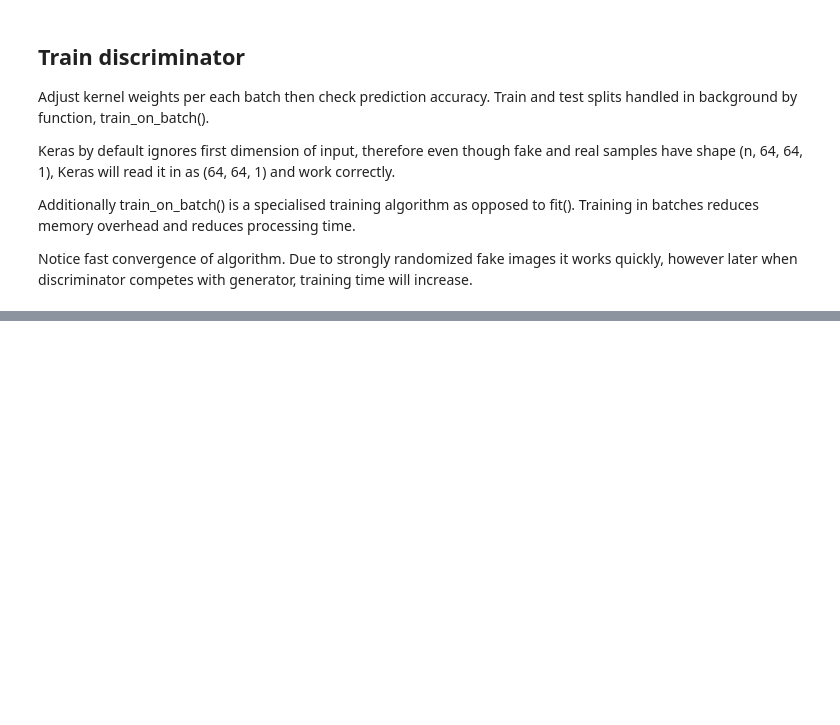
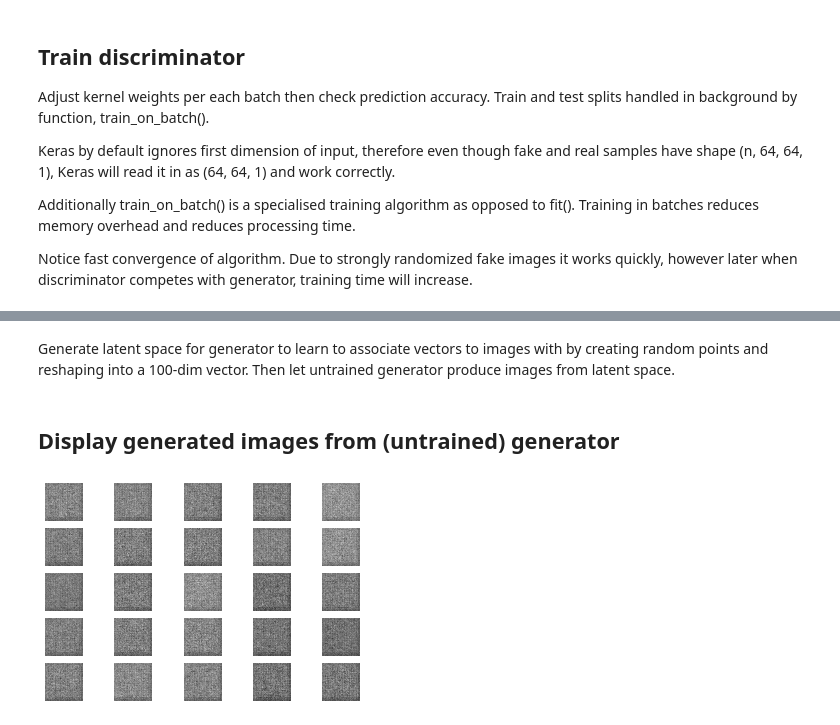
Before and after one commit to Ashwins9001/PokeGAN, a Jupyter notebook: PokeGAN.ipynb, the cells around one changed output, grey strips where cells are left out. Saved outputs shown, nothing was run; the diff lists cells and outputs as text; code cells hidden in the pictures; blank space fills up the shorter version.

Commit message:
Added generator arch (untrained)

```diff
--- a/PokeGAN.ipynb
+++ b/PokeGAN.ipynb
@@ -153,0 +161,21 @@ train_discriminator(model, trainX)
+# %%
+from keras.layers import Reshape
+from keras.layers import Conv2DTranspose
+
+def define_generator(latent_dim):
+    model = Sequential()
+    n_nodes = 128 * 16 * 16
+
+    model.add(Dense(n_nodes, input_dim=latent_dim))
+    model.add(LeakyReLU(alpha=0.2))
+    model.add(Reshape((16, 16, 128)))
+    model.add(Conv2DTranspose(128, (4, 4), strides=(2, 2), padding='same'))
+    model.add(LeakyReLU(alpha=0.2))
+    model.add(Conv2DTranspose(128, (4, 4), strides=(2, 2), padding='same'))
+    model.add(LeakyReLU(alpha=0.2))
+    model.add(Conv2D(1, (16, 16), activation='sigmoid', padding='same'))
+    return model
+
+latent_dim = 100
+model = define_generator(latent_dim)
+model.summary()
@@ -153,0 +200,29 @@ train_discriminator(model, trainX)
+# %% [markdown]
+Generate latent space for generator to learn to associate vectors to images with by creating random points and reshaping into a 100-dim vector. Then let untrained generator produce images from latent space.
+# %%
+def generate_latent_points(latent_dim, n_samples):
+    x_input = randn(latent_dim * n_samples)
+    x_input = x_input.reshape(n_samples, latent_dim)
+    return x_input
+# %%
+def generate_fake_samples(g_model, latent_dim, n_samples):
+    x_input = generate_latent_points(latent_dim, n_samples)
+    X = g_model.predict(x_input)
+    y = zeros((n_samples, 1))
+    return X, y
+# %% [markdown]
+## Display generated images from (untrained) generator
+# %%
+from matplotlib import pyplot
+from numpy.random import randn
+
+n_samples = 25
+X, _ = generate_fake_samples(model, latent_dim, n_samples)
+for i in range(n_samples):
+    pyplot.subplot(5, 5, 1 + i)
+    pyplot.axis('off')
+    pyplot.imshow(X[i, :, :, 0], cmap='gray_r')
+
+pyplot.show()
+# %% [output]
+[figure, added]
```
Also changed, not shown: parts of 3 cells of this notebook.
